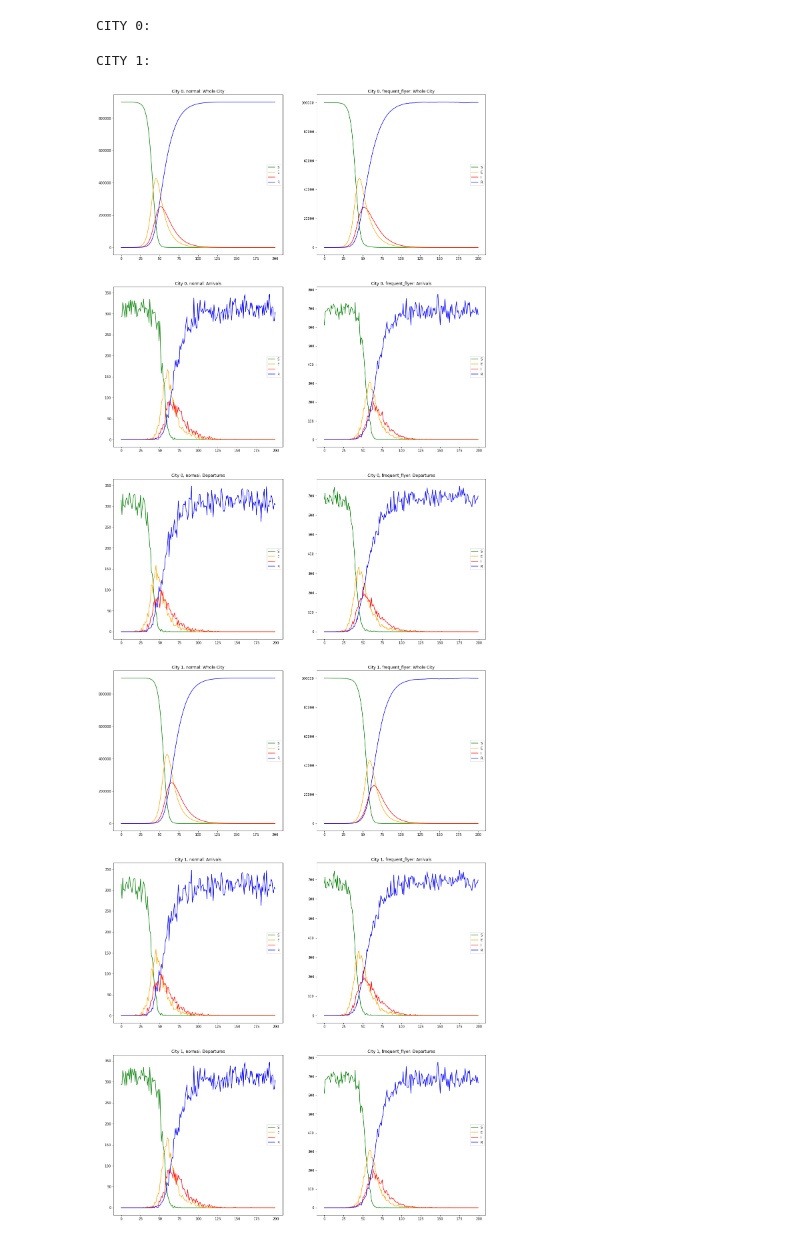
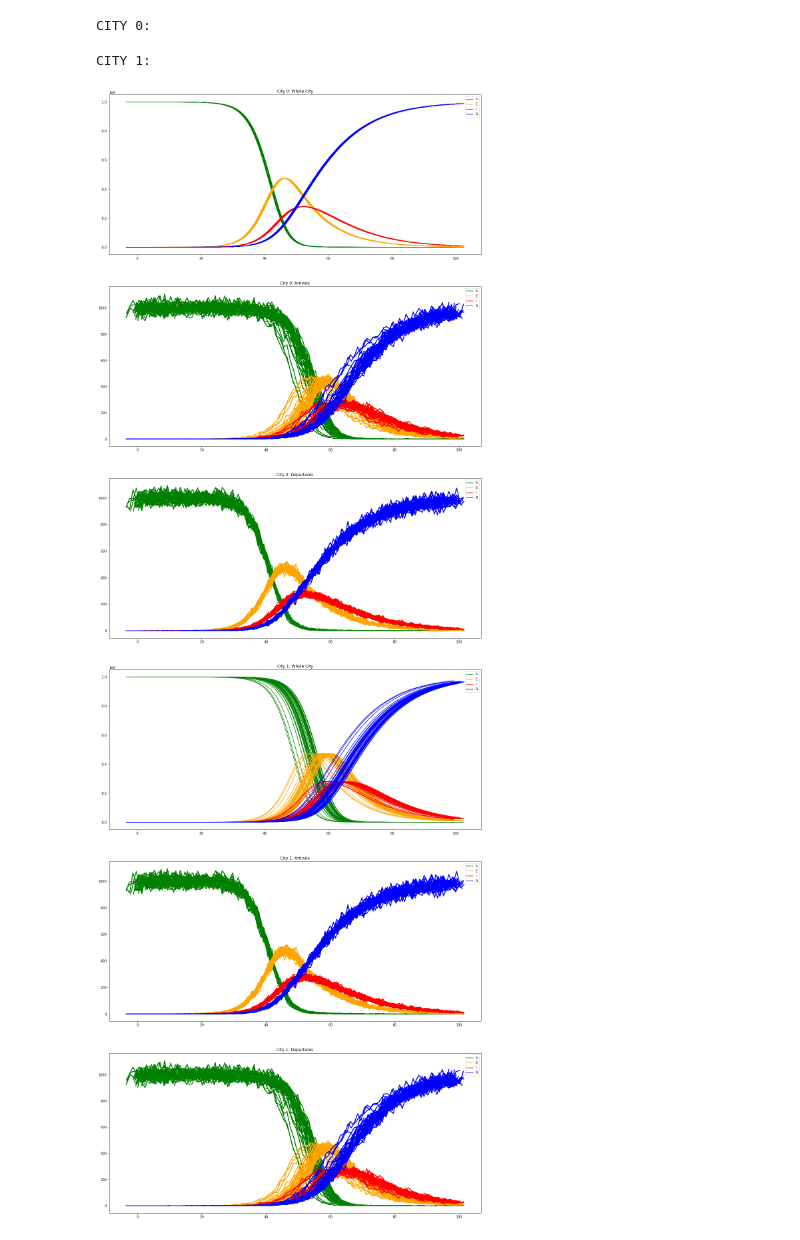
Before and after one commit to JakeMendel/NAO_Modelling, a Jupyter notebook: vectorized_model.ipynb, the cells around one changed output. Saved outputs shown, nothing was run; the diff lists cells and outputs as text; code cells hidden in the pictures.

Commit message:
added make_data_array and modified plot_sims to add separate_groups argument

```diff
--- a/vectorized_model.ipynb
+++ b/vectorized_model.ipynb
@@ -55,7 +55,3 @@ def vectorized_select(choices: np.ndarray, n: int):
         choices -= selection
         out += selection
     return out
-# %%
-a = np.array(range(20)).reshape(4,5)
-print(a)
-a[np.array(range(len(a))),np.array([4,2,3,1])]
@@ -323,7 +379,7 @@ test.multiple_sims(delta_t=0.05,epidemic_time=70,disease = measles, I0 = 10, n_s
 # %%
 class TravelNetwork:
     """Assumes a fixed number of daily travellers from a network encoded by a mixmatrix"""
-    def __init__(self, cities: list[City], mixmatrix: np.ndarray, I0s: Optional[list[int]] = None):
+    def __init__(self, cities: list[FrequentFlierCity], mixmatrix: np.ndarray, I0s: Optional[list[int]] = None):
         self.cities = cities
         self.mixmatrix = mixmatrix.astype(np.int64)
         assert np.all(mixmatrix == mixmatrix.T), "mixmatrix must be symmetrical!"
@@ -446,10 +502,12 @@ class TravelNetwork:
         self.times = np.linspace(0, epidemic_time, simulation_steps+1)
         self.vary_m_by_sim = vary_m_by_sim
         self.independent_flyers = independent_flyers
+        self.n_sims = n_sims
         for city in self.cities:
             city.delta_t = delta_t
             city.n_sims = n_sims
             city.epidemic_time = epidemic_time
+            city.times = self.times
         for simulation_step in tqdm(range(simulation_steps)):
             self.step(disease.beta,
                       delta_t,
@@ -459,8 +517,9 @@ class TravelNetwork:
                       n_sims)
         for city in self.cities:
             city.daily_flight_data(delta_t)
+            city.make_data_array()
 
-    def plot_sims(self, to_shift: bool = True, included: Optional[list[int]] = None):
+    def plot_sims(self, to_shift: bool = True, included: Optional[list[int]] = None, separate_groups: bool = True):
         if included is None:
             included = list(range(len(self.cities)))
         shift_index = None
@@ -470,7 +529,7 @@ class TravelNetwork:
         for i, city in enumerate(self.cities):
             if i in included:
                 print(f"CITY {i}:")
-                city.plot_sims(times = self.times, cityname=i, shift_index = shift_index)
+                city.plot_sims(times = self.times, cityname=i, shift_index = shift_index, separate_groups=separate_groups)
                 print('\n')
 
     def __str__(self):
@@ -483,3 +542,5 @@ class TravelNetwork:
                     out += f'    {compartment}:' + str(city.data[group][compartment][-1]) + '\n'
         out += 'Matrix of Interactions:\n' + str(self.mixmatrix)
         return out
+
+    # def infections_after_threshold:
@@ -486,19 +549,17 @@ class TravelNetwork:
 # %%
-city1 = City(N0 = 10**6, frequent_flier_frac = 0.1, flying_LR=20, mixing_LR=2)
-city2 = City(N0 = 10**6, frequent_flier_frac = 0.1, flying_LR=20, mixing_LR=2)
-City()
+city1 = FrequentFlierCity(N0 = 10**6, frequent_flier_frac = 0.1, flying_LR=20, mixing_LR=2)
+city2 = FrequentFlierCity(N0 = 10**6, frequent_flier_frac = 0.1, flying_LR=20, mixing_LR=2)
 mixmatrix = 1000 * (1 - np.identity(2))
 testnetwork = TravelNetwork([city1,city2],mixmatrix)
 testnetwork.multiple_sims(delta_t = 0.05,
-                          epidemic_time=200,
+                          epidemic_time=100,
                           disease = measles,
                           I0s = [5,0],
-                          n_sims=1)
-#to investigate
+                          n_sims=40)
 # %%
-testnetwork.plot_sims(to_shift = False)
+testnetwork.plot_sims(to_shift = True, separate_groups = False)
 # %% [output]
 CITY 0:
 CITY 1:
-[figure, old version]
+[figure, new version]
-[figure, old version]
+[figure, new version]
```
Also changed, not shown: parts of 4 cells of this notebook, 1 other file.
